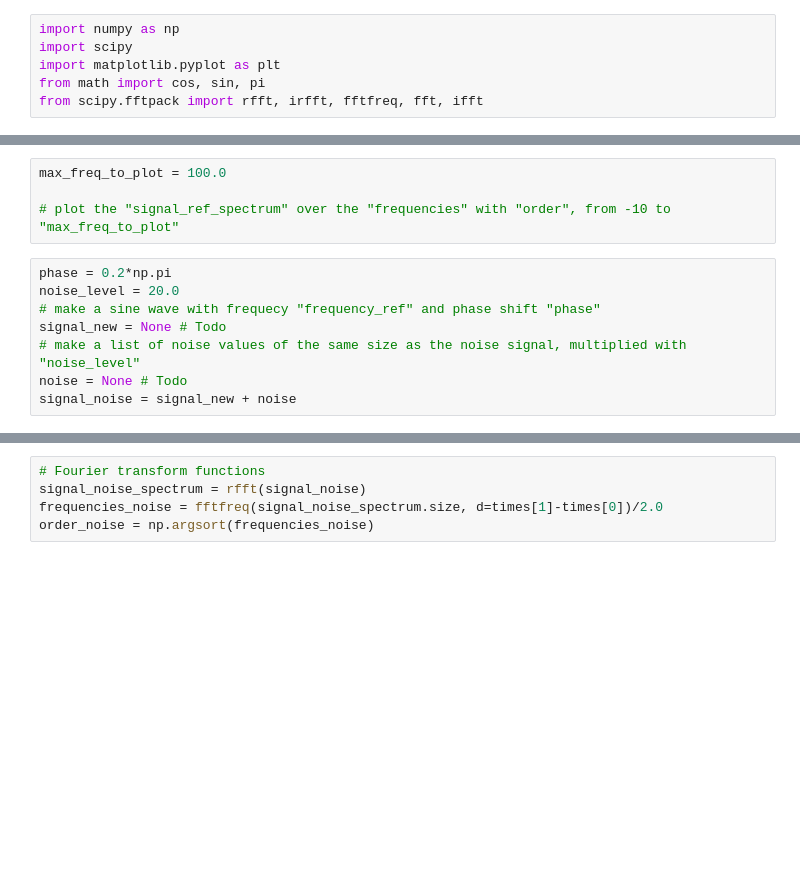
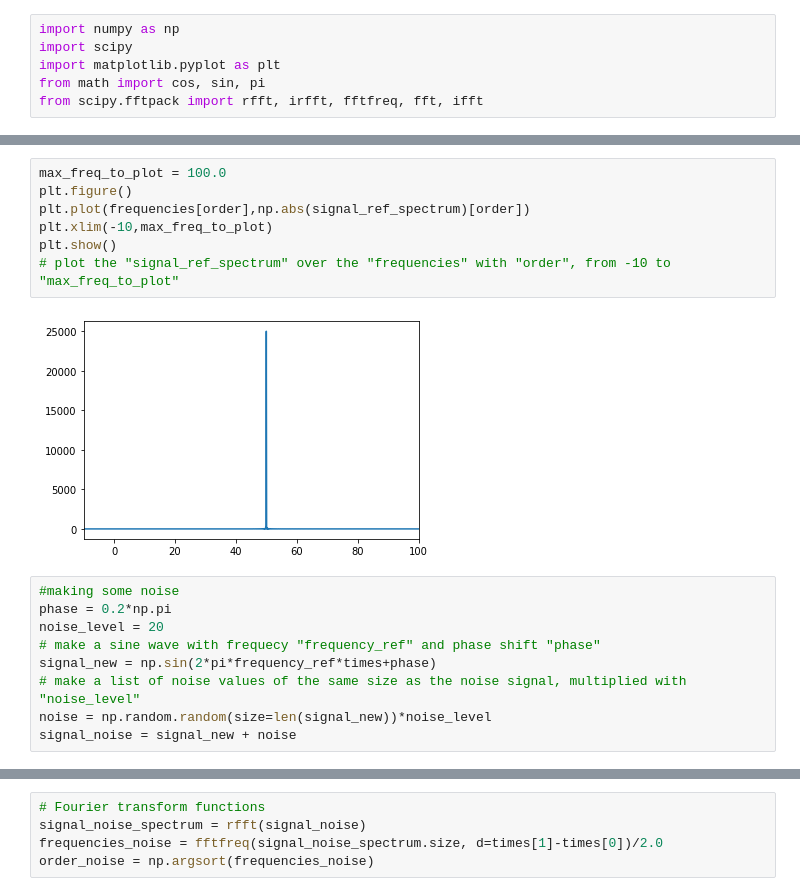
Before and after one commit to pascalfriederich/programming_exercises, a Jupyter notebook: exercise04_lock_in_amp.ipynb, the cells around one changed output, grey strips where cells are left out. Cells and saved outputs as stored; diff of their text form; blank space fills up the shorter version.

```diff
--- a/exercise04_lock_in_amp.ipynb
+++ b/exercise04_lock_in_amp.ipynb
@@ -32,14 +35,20 @@ order = np.argsort(frequencies)
 # %%
 max_freq_to_plot = 100.0
-
+plt.figure()
+plt.plot(frequencies[order],np.abs(signal_ref_spectrum)[order])
+plt.xlim(-10,max_freq_to_plot)
+plt.show()
 # plot the "signal_ref_spectrum" over the "frequencies" with "order", from -10 to "max_freq_to_plot"
+# %% [output]
+[figure, added]
 # %%
+#making some noise
 phase = 0.2*np.pi
-noise_level = 20.0
+noise_level = 20
 # make a sine wave with frequecy "frequency_ref" and phase shift "phase"
-signal_new = None # Todo
+signal_new = np.sin(2*pi*frequency_ref*times+phase)
 # make a list of noise values of the same size as the noise signal, multiplied with "noise_level"
-noise = None # Todo
+noise = np.random.random(size=len(signal_new))*noise_level
 signal_noise = signal_new + noise
 # %%
 # plot the noisy signal over time, again from 0 to 1
```
Also changed, not shown: parts of 9 cells of this notebook.
